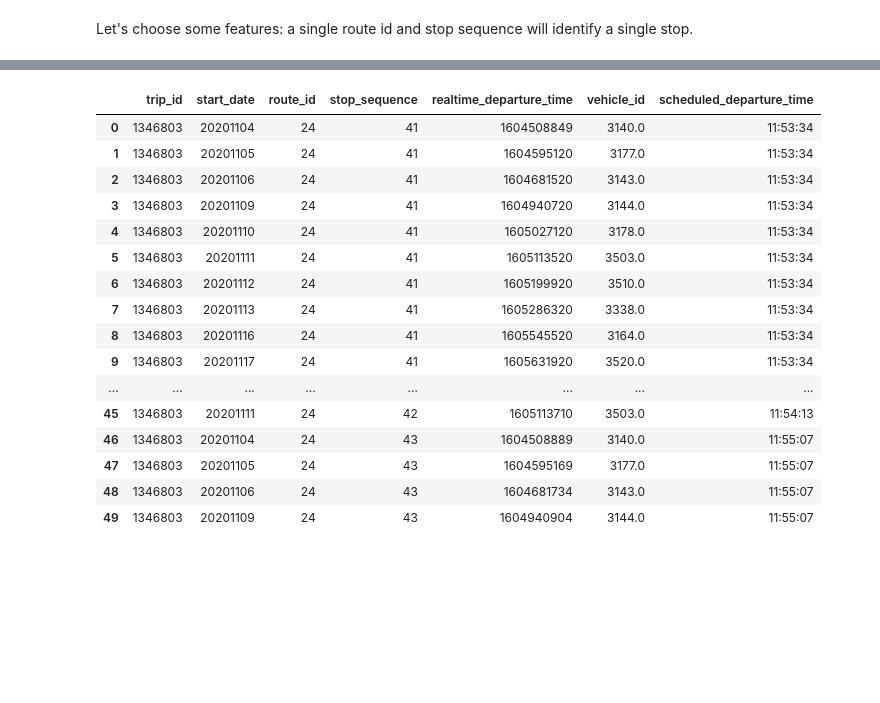
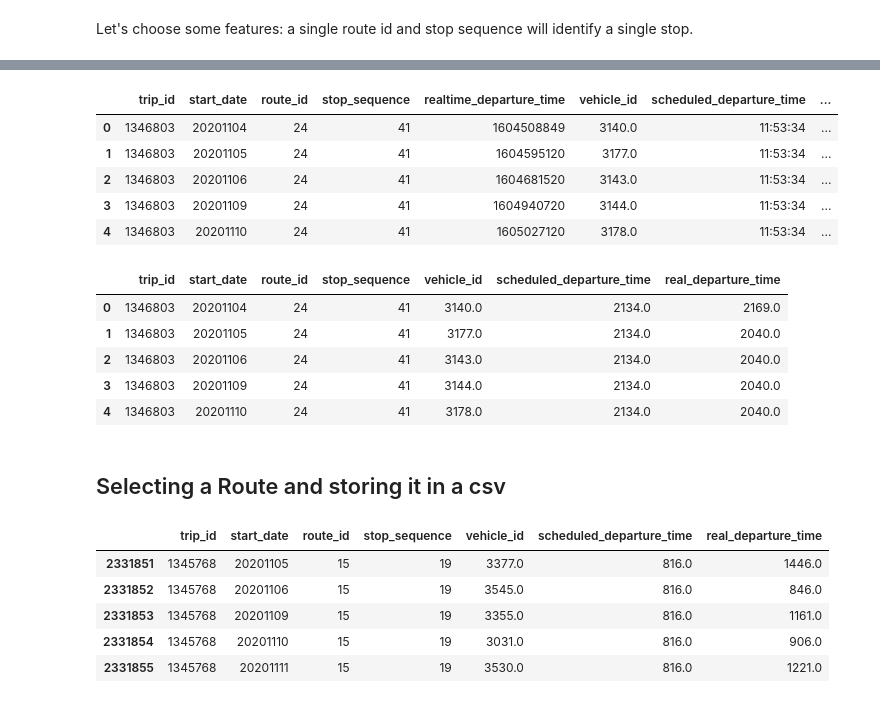
Before and after one commit to ningsongshen/public-transit-schedules, a Jupyter notebook: notebook/notebook_3_data_transformation.ipynb, the cells around one changed output, grey strips where cells are left out. Cells and saved outputs as stored; diff of their text form; code cells hidden in the pictures; blank space fills up the shorter version.

```diff
--- a/notebook/notebook_3_data_transformation.ipynb
+++ b/notebook/notebook_3_data_transformation.ipynb
@@ -36,0 +32,6 @@ Let's choose some features: a single route id and stop sequence will identify a
+# %%
+# Combine the start times with the existing dataframe.
+df1 = pd.read_csv('../raw_data/schedule/stop_times.txt')
+df2 = df1[df1["stop_sequence"] == 1][['trip_id', 'departure_time']].rename(columns={'departure_time': 'start_time'})
+df2['trip_id'] = df2['trip_id'].astype('category')
+df2.head()
@@ -36,0 +45,16 @@ Let's choose some features: a single route id and stop sequence will identify a
+# %%
+combined_df = df.merge(df2, on="trip_id", how='inner')
+combined_df['real_departure_time'] = pd.to_datetime(combined_df['realtime_departure_time'],unit='s').dt.tz_localize("GMT").dt.tz_convert('America/Toronto').dt.time
+combined_df.head()
+# %% [output]
+|  | trip_id | start_date | route_id | stop_sequence | realtime_departure_time | vehicle_id | scheduled_departure_time | ... |
+| 0 | 1346803 | 20201104 | 24 | 41 | 1604508849 | 3140.0 | 11:53:34 | ... |
+| 1 | 1346803 | 20201105 | 24 | 41 | 1604595120 | 3177.0 | 11:53:34 | ... |
+| 2 | 1346803 | 20201106 | 24 | 41 | 1604681520 | 3143.0 | 11:53:34 | ... |
+| 3 | 1346803 | 20201109 | 24 | 41 | 1604940720 | 3144.0 | 11:53:34 | ... |
+| 4 | 1346803 | 20201110 | 24 | 41 | 1605027120 | 3178.0 | 11:53:34 | ... |
+# %%
+helper = np.vectorize(lambda x: x.total_seconds())
+combined_df['real_departure_time'] = helper(pd.to_datetime(combined_df['real_departure_time'].astype(str)).dt.to_pydatetime() - pd.to_datetime(combined_df['start_time'].astype(str)).dt.to_pydatetime())
+
+combined_df['scheduled_departure_time'] = helper(pd.to_datetime(combined_df['scheduled_departure_time'].astype(str)).dt.to_pydatetime() - pd.to_datetime(combined_df['start_time'].astype(str)).dt.to_pydatetime())
@@ -37,24 +64,24 @@ Let's choose some features: a single route id and stop sequence will identify a
+# %%
+combined_df.head()
+# %% [output]
+|  | trip_id | start_date | route_id | stop_sequence | vehicle_id | scheduled_departure_time | real_departure_time |
+| 0 | 1346803 | 20201104 | 24 | 41 | 3140.0 | 2134.0 | 2169.0 |
+| 1 | 1346803 | 20201105 | 24 | 41 | 3177.0 | 2134.0 | 2040.0 |
+| 2 | 1346803 | 20201106 | 24 | 41 | 3143.0 | 2134.0 | 2040.0 |
+| 3 | 1346803 | 20201109 | 24 | 41 | 3144.0 | 2134.0 | 2040.0 |
+| 4 | 1346803 | 20201110 | 24 | 41 | 3178.0 | 2134.0 | 2040.0 |
+# %% [markdown]
+## Selecting a Route and storing it in a csv
 # %%
-stop_route = df.loc[(df['trip_id'] == 1346803)]
+stop_route = combined_df.loc[(df['trip_id'] == 1345770)]
 # %%
-stop_route.head(50)
+stop_route.head()
 # %% [output]
-|  | trip_id | start_date | route_id | stop_sequence | realtime_departure_time | vehicle_id | scheduled_departure_time |
-| 0 | 1346803 | 20201104 | 24 | 41 | 1604508849 | 3140.0 | 11:53:34 |
-| 1 | 1346803 | 20201105 | 24 | 41 | 1604595120 | 3177.0 | 11:53:34 |
-| 2 | 1346803 | 20201106 | 24 | 41 | 1604681520 | 3143.0 | 11:53:34 |
-| 3 | 1346803 | 20201109 | 24 | 41 | 1604940720 | 3144.0 | 11:53:34 |
-| 4 | 1346803 | 20201110 | 24 | 41 | 1605027120 | 3178.0 | 11:53:34 |
-| 5 | 1346803 | 20201111 | 24 | 41 | 1605113520 | 3503.0 | 11:53:34 |
-| 6 | 1346803 | 20201112 | 24 | 41 | 1605199920 | 3510.0 | 11:53:34 |
-| 7 | 1346803 | 20201113 | 24 | 41 | 1605286320 | 3338.0 | 11:53:34 |
-| 8 | 1346803 | 20201116 | 24 | 41 | 1605545520 | 3164.0 | 11:53:34 |
-| 9 | 1346803 | 20201117 | 24 | 41 | 1605631920 | 3520.0 | 11:53:34 |
-| ... | ... | ... | ... | ... | ... | ... | ... |
-| 45 | 1346803 | 20201111 | 24 | 42 | 1605113710 | 3503.0 | 11:54:13 |
-| 46 | 1346803 | 20201104 | 24 | 43 | 1604508889 | 3140.0 | 11:55:07 |
-| 47 | 1346803 | 20201105 | 24 | 43 | 1604595169 | 3177.0 | 11:55:07 |
-| 48 | 1346803 | 20201106 | 24 | 43 | 1604681734 | 3143.0 | 11:55:07 |
-| 49 | 1346803 | 20201109 | 24 | 43 | 1604940904 | 3144.0 | 11:55:07 |
+|  | trip_id | start_date | route_id | stop_sequence | vehicle_id | scheduled_departure_time | real_departure_time |
+| 2331851 | 1345768 | 20201105 | 15 | 19 | 3377.0 | 816.0 | 1446.0 |
+| 2331852 | 1345768 | 20201106 | 15 | 19 | 3545.0 | 816.0 | 846.0 |
+| 2331853 | 1345768 | 20201109 | 15 | 19 | 3355.0 | 816.0 | 1161.0 |
+| 2331854 | 1345768 | 20201110 | 15 | 19 | 3031.0 | 816.0 | 906.0 |
+| 2331855 | 1345768 | 20201111 | 15 | 19 | 3530.0 | 816.0 | 1221.0 |
 # %%
 stop_route.to_csv('../clean_data/sample_data.csv', index=False)
```
Also changed, not shown: parts of 6 cells of this notebook, 3 other files.
